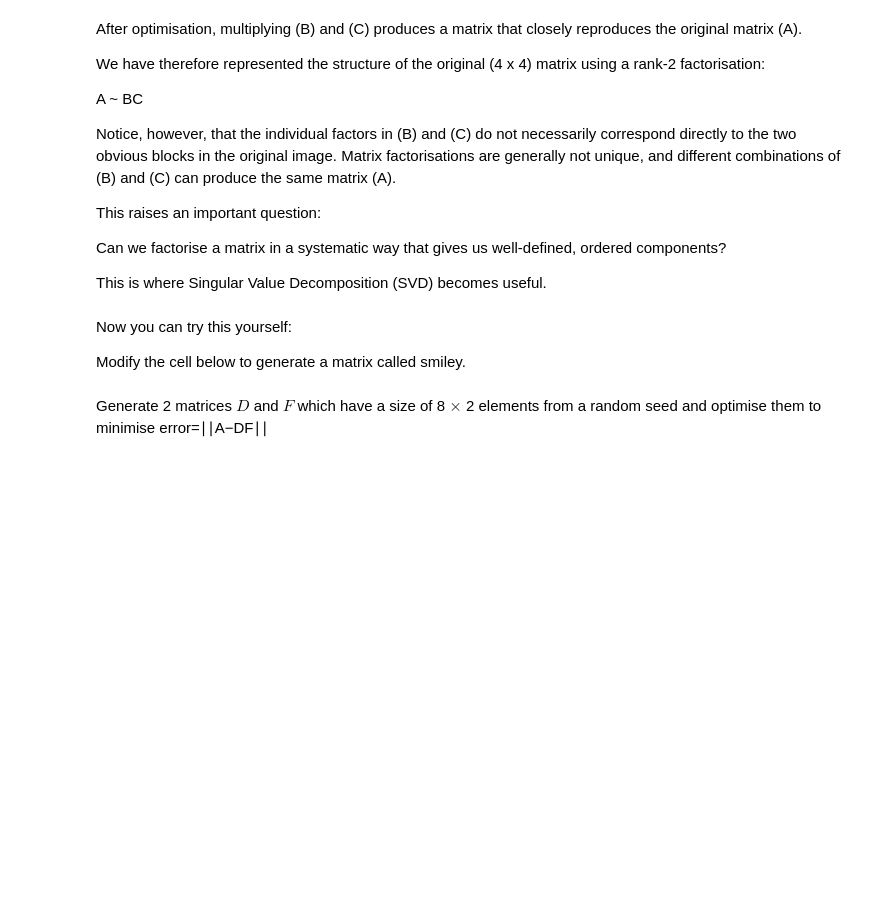
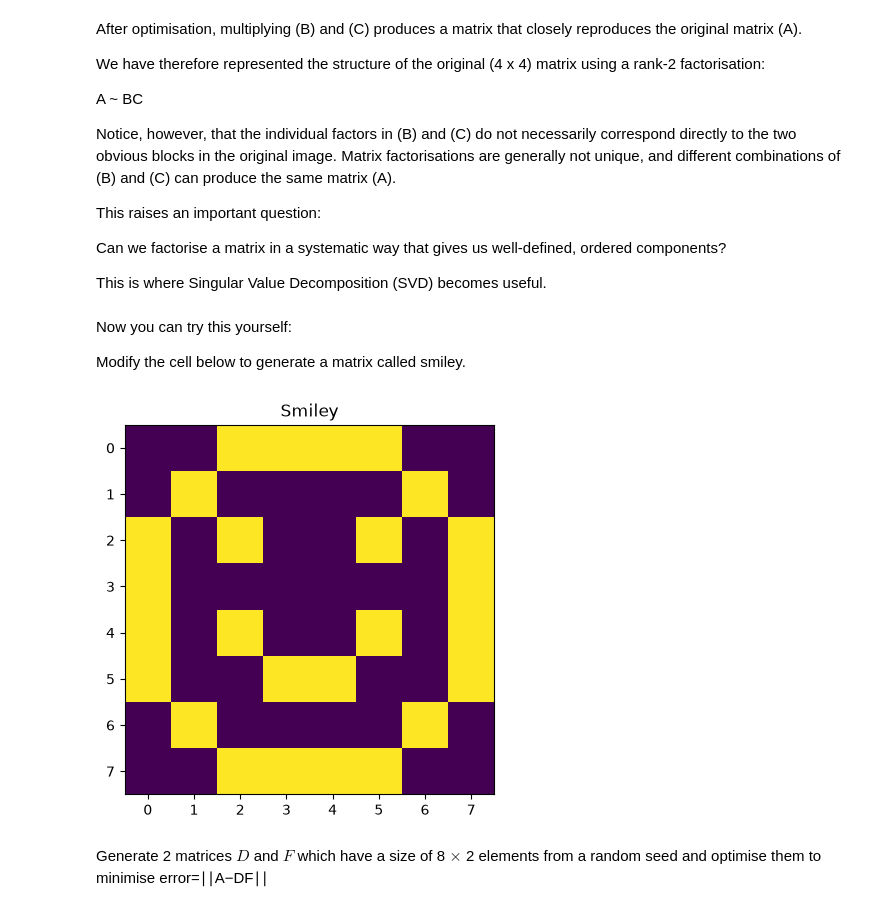
Before and after one commit to YesYY1/Digital-Skills-D3-U2, a Jupyter notebook: SVD_workshop.ipynb, the cells around one changed output. Saved outputs shown, nothing was run; the diff lists cells and outputs as text; code cells hidden in the pictures; blank space fills up the shorter version.

Commit message:
Smiley part finished

```diff
--- a/SVD_workshop.ipynb
+++ b/SVD_workshop.ipynb
@@ -500,23 +510,25 @@ Modify the cell below to generate a matrix called smiley.
 # %%
 #define the matrix called smiley
 
-smiley = ___.___([
+smiley = np.array([
     [0,0,1,1,1,1,0,0],
     [0,1,0,0,0,0,1,0],
     [1,0,1,0,0,1,0,1],
     [1,0,0,0,0,0,0,1],
     [1,0,1,0,0,1,0,1],
     [1,0,0,1,1,0,0,1],
     [0,1,0,0,0,0,1,0],
     [0,0,1,1,1,1,0,0],
 ])
 
 #plot the matrix as an image
 
-___.___(___, ___="___")
+plt.imshow(smiley, cmap="viridis")
 #choose a suitable title
-___.___("___")
-___.___()
+plt.title("Smiley")
+plt.show()
+# %% [output]
+[figure, added]
 # %% [markdown]
 Generate 2 matrices $D$ and $F$ which have a size of 8 $\times$ 2 elements from a random seed and optimise them to minimise error=∣∣A−DF∣∣
 # %%
```
Also changed, not shown: parts of 6 cells of this notebook.
